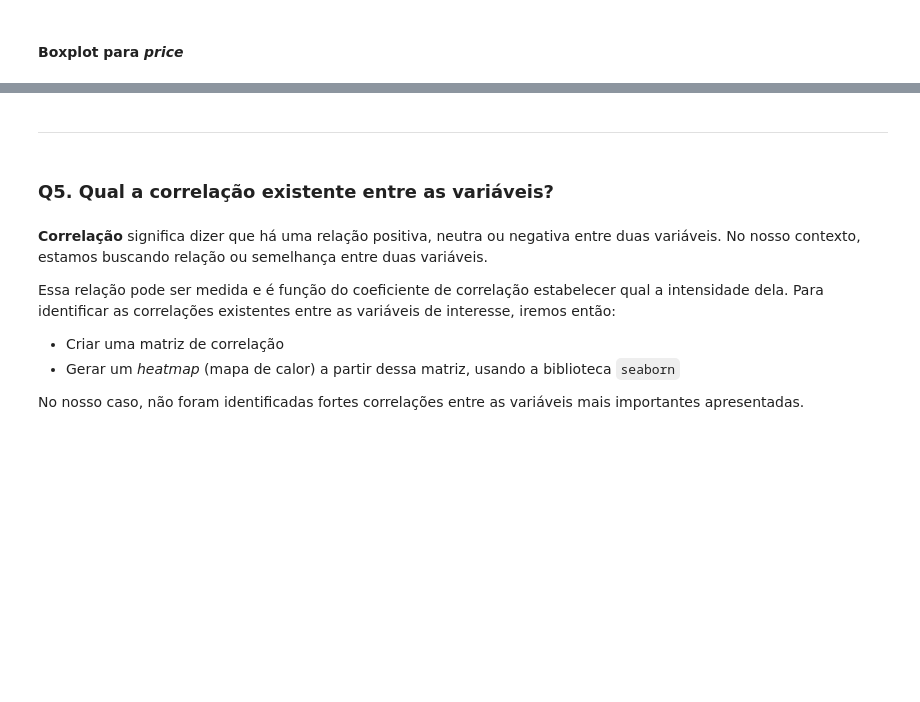
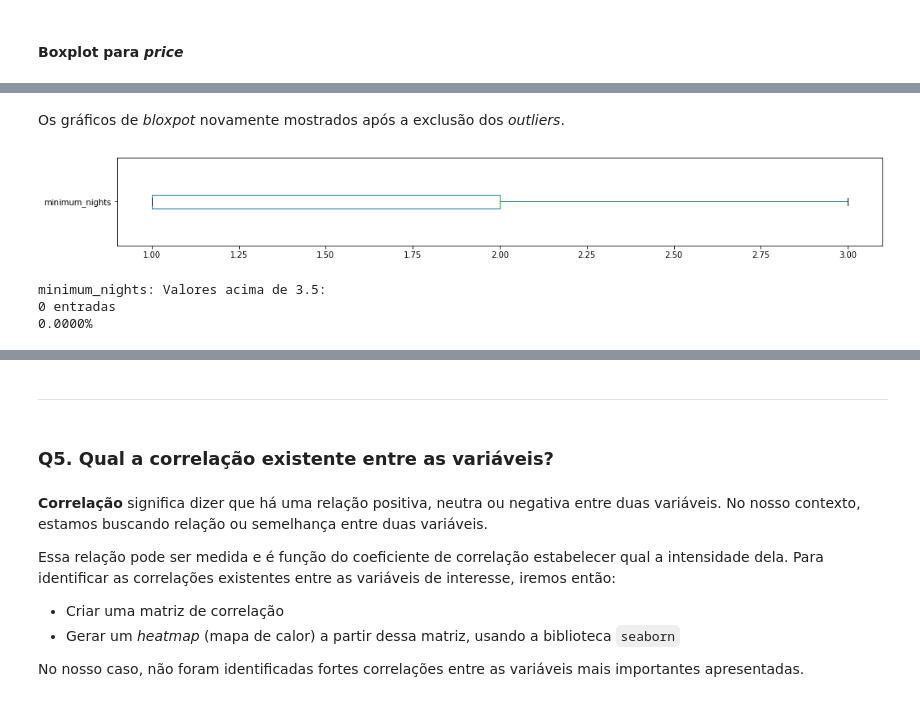
Before and after one commit to leandroguarato/data_science, a Jupyter notebook: Analisando_os_Dados_do_Airbnb.ipynb, the cells around one changed output, grey strips where cells are left out. Saved outputs shown, nothing was run; the diff lists cells and outputs as text; code cells hidden in the pictures; blank space fills up the shorter version.

```diff
--- a/Analisando_os_Dados_do_Airbnb.ipynb
+++ b/Analisando_os_Dados_do_Airbnb.ipynb
@@ -232,0 +253,16 @@ df_clean.hist(bins=15, figsize=(15,10));
+# %% [markdown]
+Os gráficos de *bloxpot* novamente mostrados após a exclusão dos *outliers*.
+# %%
+# minimum_nights
+df_clean.minimum_nights.plot(kind='box', vert=False, figsize=(17, 2))
+plt.show()
+
+# ver quantidade de valores acima de 3 dias para minimum_nights
+print("minimum_nights: Valores acima de 3.5:")
+print("{} entradas".format(len(df_clean[df_clean.minimum_nights > 3.5])))
+print("{:.4f}%".format((len(df_clean[df_clean.minimum_nights > 3.5]) / df.shape[0])*100))
+# %% [output]
+[figure, added]
+minimum_nights: Valores acima de 3.5:
+0 entradas
+0.0000%
```
Also changed, not shown: parts of 25 cells of this notebook.
